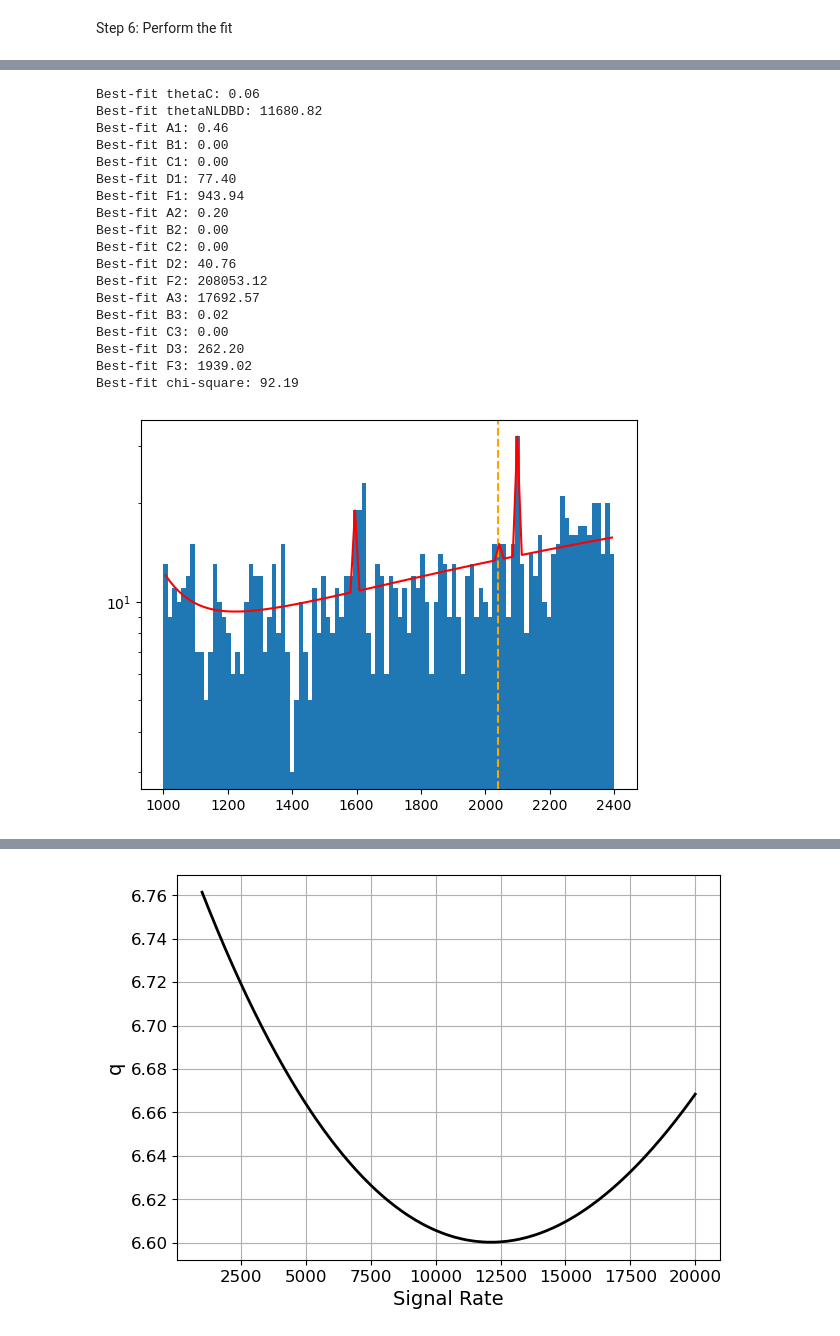
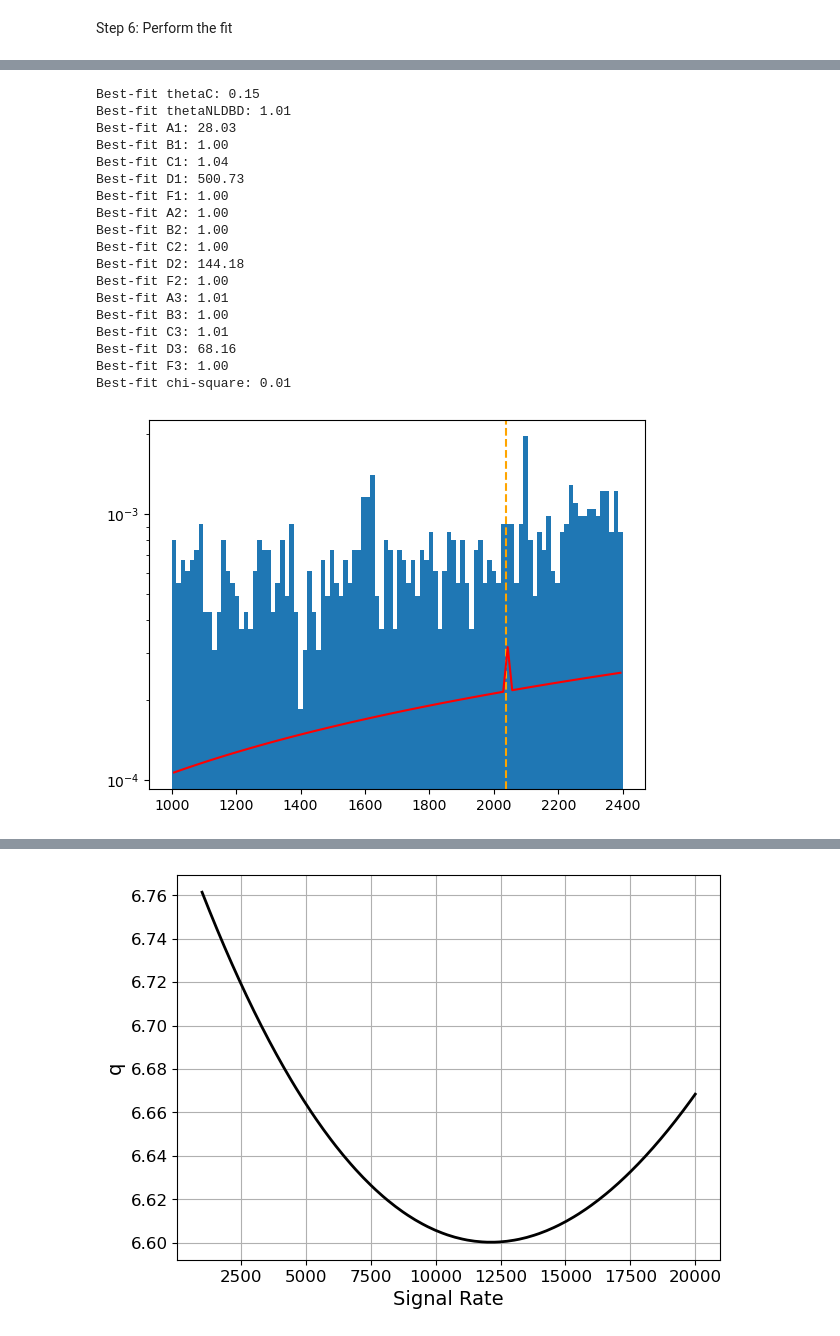
Before and after one commit to Brainz22/DSC291, a Jupyter notebook: finalProject_nb.ipynb, the cells around one changed output, grey strips where cells are left out. Drawn from its saved outputs; the diff is of its cells as text; code cells hidden in the pictures.

Commit message:
tried to normalize but it didn't work :(

```diff
--- a/finalProject_nb.ipynb
+++ b/finalProject_nb.ipynb
@@ -4,10 +4,10 @@ import numpy as np
 import pandas as pd
 import scipy.stats as stats
 # %%
-data_A = pd.read_csv("/home/users/russelld/DSC291/Final_Project/datasets/DetectorA.csv")
-data_B = pd.read_csv("/home/users/russelld/DSC291/Final_Project/datasets/DetectorB.csv")
-data_C = pd.read_csv("/home/users/russelld/DSC291/Final_Project/datasets/DetectorC.csv")
-data_Target = pd.read_csv("/home/users/russelld/DSC291/Final_Project/datasets/DetectorTarget.csv")
+data_A = pd.read_csv("/Users/Sophie/desktop/DSC291/group_project/DSC291/Final_Project/datasets/DetectorA.csv")
+data_B = pd.read_csv("/Users/Sophie/desktop/DSC291/group_project/DSC291/Final_Project/datasets/DetectorB.csv")
+data_C = pd.read_csv("/Users/Sophie/desktop/DSC291/group_project/DSC291/Final_Project/datasets/DetectorC.csv")
+data_Target = pd.read_csv("/Users/Sophie/desktop/DSC291/group_project/DSC291/Final_Project/datasets/DetectorTarget.csv")
 # %%
 data_A.plot(kind='hist', title='Detector A Energy Spectrum', column='energy', bins=100, logy=True, xlabel="Energy [keV]")
 # %% [output]
@@ -276,6 +276,17 @@ def detectorA_pdf(x, A, B, C, D, F):
     # bkg2 = F*x*x
 
     return peak+bkg +bkg_peak+bkg2
+# %%
+from scipy.integrate import quad
+
+def normalized_detectorA_pdf(x, A, B, C, D, F, xmin=1500, xmax=2200):
+    # Compute the integral of the unnormalized PDF over [xmin, xmax]
+    integral, _ = quad(lambda x: detectorA_pdf(x, A, B, C, D, F), xmin, xmax)
+
+    if integral == 0:
+        return np.zeros_like(x)  # Avoid division by zero
+
+    return detectorA_pdf(x, A, B, C, D, F) / integral  # Return normalized PDF
 # %% [markdown]
 Step 6: Perform the fit
 # %%
@@ -290,5 +301,9 @@ from iminuit import Minuit
 def fit_function(x, thetaC, thetaNLDBD, A1, A2, A3, B1, B2, B3, C1, C2, C3, D1, D2, D3, F1, F2, F3):
     thetaA = 1350 #where does uncertainty come in
     thetaB = 770 #where does uncertainty come in
+#     print(f'thetaA: {thetaA*normalized_detectorA_pdf(x, A1, B1, C1, D1, F1)}')
+#     print(f'thetaB: {thetaB*normalized_detectorA_pdf(x, A2, B2, C2, D2, F2)}')
+#     print(f'thetaC: {thetaC*normalized_detectorA_pdf(x, A3, B3, C3, D3, F3)}')
+#     print(f'NLBD: {thetaNLDBD*nldbd_pdf(x)}')
 
-    return thetaA*detectorA_pdf(x, A1, B1, C1, D1, F1) + thetaB*detectorA_pdf(x, A2, B2, C2, D2, F2) + thetaC*detectorA_pdf(x, A3, B3, C3, D3, F3) + thetaNLDBD*nldbd_pdf(x)
+    return thetaA*normalized_detectorA_pdf(x, A1, B1, C1, D1, F1) + thetaB*normalized_detectorA_pdf(x, A2, B2, C2, D2, F2) + thetaC*normalized_detectorA_pdf(x, A3, B3, C3, D3, F3) + thetaNLDBD*nldbd_pdf(x)
@@ -295,26 +341,26 @@ def fit_function(x, thetaC, thetaNLDBD, A1, A2, A3, B1, B2, B3, C1, C2, C3, D1,
 # %%
 n_bins=100
 # counts, bin_edges = np.histogram(data_Target_with_cut['energy'], bins=n_bins)
-counts, bin_edges = np.histogram(data_Target_with_cut['energy'], bins=n_bins, range=(1000,2400))
+counts, bin_edges = np.histogram(data_Target_with_cut['energy'], bins=n_bins, range=(1000,2400), density=True)
 
 bin_width = (bin_edges[-1] - bin_edges[0]) / n_bins
 bin_centers = 0.5 * (bin_edges[1:] + bin_edges[:-1])
 
-def chi2(thetaC, thetaNLDBD, A1, A2, A3, B1, B2, B3, C1, C2, C3, D1, D2, D3, F1, F2, F3):
-    expected = fit_function(bin_centers, thetaC, thetaNLDBD, A1, A2, A3, B1, B2, B3, C1, C2, C3, D1, D2, D3, F1, F2, F3)
+def chi2(thetaC, thetaA, thetaB, thetaNLDBD, A1, A2, A3, B1, B2, B3, C1, C2, C3, D1, D2, D3, F1, F2, F3):
+    expected = fit_function(bin_centers, thetaC, thetaA, thetaB, thetaNLDBD, A1, A2, A3, B1, B2, B3, C1, C2, C3, D1, D2, D3, F1, F2, F3)
     actual = counts
     chi2_value = np.sum(((actual - expected) ** 2) / expected)
     return chi2_value
 
 
-minuit = Minuit(chi2, thetaC=1, thetaNLDBD=1, A1=1, A2=1, A3=1, B1=1, B2=1, B3=1, C1=1, C2=1, C3=1, D1=1, D2=1, D3=1, F1=1, F2=1, F3=1)
-minuit.limits = [(0, None)] * 17
+minuit = Minuit(chi2, thetaC=1, thetaA=1, thetaB=1, thetaNLDBD=1, A1=1, A2=1, A3=1, B1=1, B2=1, B3=1, C1=1, C2=1, C3=1, D1=1, D2=1, D3=1, F1=1, F2=1, F3=1)
+minuit.limits = [(0, None)] * 19
 
 minuit.migrad()  # Minimization
 
 # Print the fit results
-# best_fit_thetaA = minuit.values["thetaA"]
-# best_fit_thetaB = minuit.values["thetaB"]
+best_fit_thetaA = minuit.values["thetaA"]
+best_fit_thetaB = minuit.values["thetaB"]
 best_fit_thetaC = minuit.values["thetaC"]
 best_fit_thetaNLDBD = minuit.values["thetaNLDBD"]
 best_fit_A1 = minuit.values["A1"]
@@ -357,34 +403,34 @@ chi2_min = minuit.fval
 
 print (f"Best-fit chi-square: {chi2_min:.2f}")
 # %% [output]
-Best-fit thetaC: 0.06
-Best-fit thetaNLDBD: 11680.82
-Best-fit A1: 0.46
-Best-fit B1: 0.00
-Best-fit C1: 0.00
-Best-fit D1: 77.40
-Best-fit F1: 943.94
-Best-fit A2: 0.20
-Best-fit B2: 0.00
-Best-fit C2: 0.00
-Best-fit D2: 40.76
-Best-fit F2: 208053.12
-Best-fit A3: 17692.57
-Best-fit B3: 0.02
-Best-fit C3: 0.00
-Best-fit D3: 262.20
-Best-fit F3: 1939.02
-Best-fit chi-square: 92.19
+Best-fit thetaC: 0.15
+Best-fit thetaNLDBD: 1.01
+Best-fit A1: 28.03
+Best-fit B1: 1.00
+Best-fit C1: 1.04
+Best-fit D1: 500.73
+Best-fit F1: 1.00
+Best-fit A2: 1.00
+Best-fit B2: 1.00
+Best-fit C2: 1.00
+Best-fit D2: 144.18
+Best-fit F2: 1.00
+Best-fit A3: 1.01
+Best-fit B3: 1.00
+Best-fit C3: 1.01
+Best-fit D3: 68.16
+Best-fit F3: 1.00
+Best-fit chi-square: 0.01
 # %%
 
 plt.axvline(x=2039, color="orange", linestyle="dashed")
-plt.plot(bin_centers, fit_function(bin_centers, best_fit_thetaC, best_fit_thetaNLDBD, best_fit_A1, best_fit_A2, best_fit_A3, best_fit_B1, best_fit_B2, best_fit_B3, best_fit_C1, best_fit_C2, best_fit_C3, best_fit_D1, best_fit_D2, best_fit_D3, best_fit_F1, best_fit_F2, best_fit_F3), color='red')
+plt.plot(bin_centers, fit_function(bin_centers, best_fit_thetaC,best_fit_thetaA, best_fit_thetaA, best_fit_thetaNLDBD, best_fit_A1, best_fit_A2, best_fit_A3, best_fit_B1, best_fit_B2, best_fit_B3, best_fit_C1, best_fit_C2, best_fit_C3, best_fit_D1, best_fit_D2, best_fit_D3, best_fit_F1, best_fit_F2, best_fit_F3), color='red')
 plt.bar(bin_centers, counts, width=bin_width)
 
 plt.yscale('log')
 plt.show()
 # %% [output]
-[figure, old version]
+[figure, new version]
 # %%
 m=best_fit_thetaNLDBD/cut_eff #number of NLDBD
 print(m)
```
Also changed, not shown: parts of 4 cells of this notebook.
